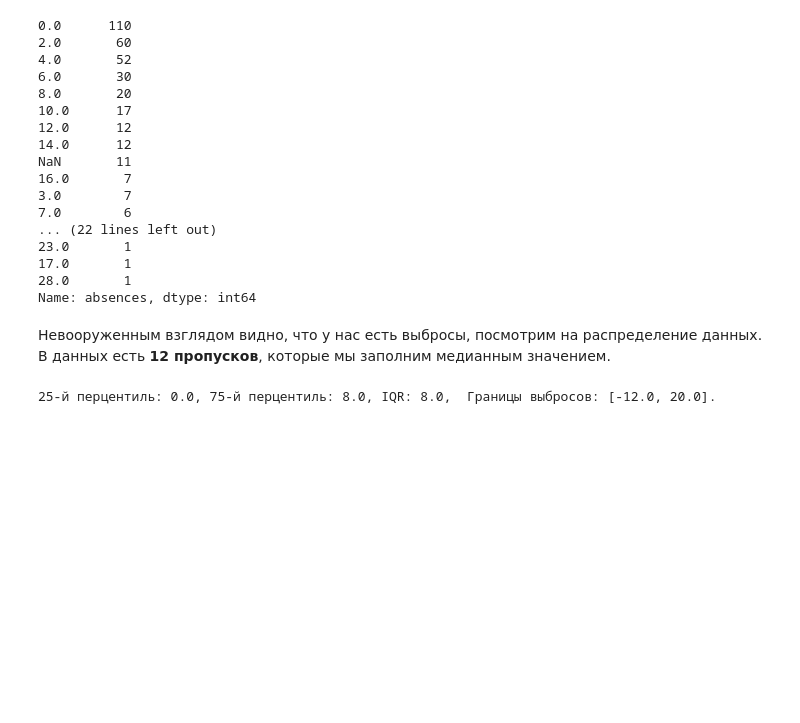
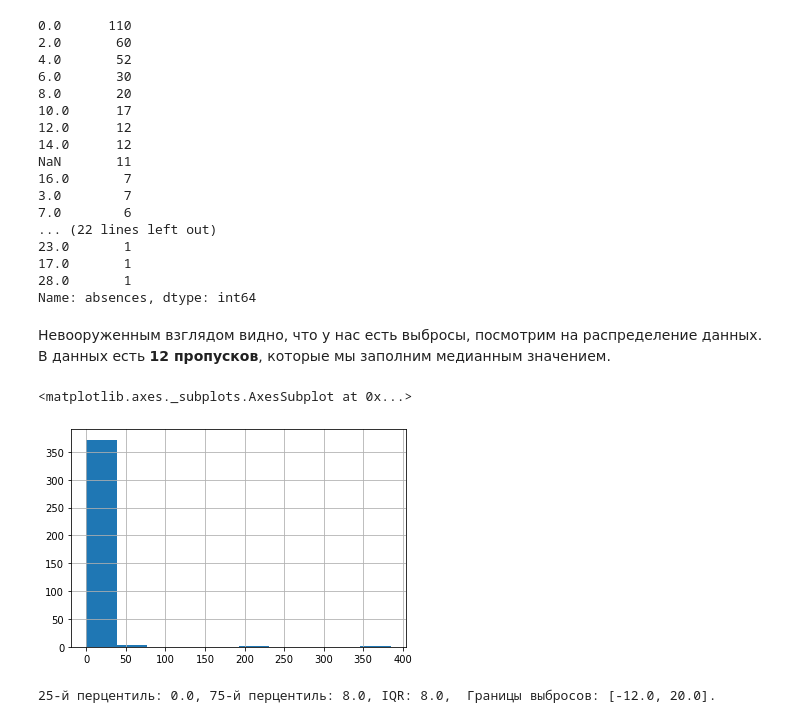
Before and after one commit to evkondrashechkina/skill-factory, a Jupyter notebook: rds_eda/Анализ датасета stud_math.ipynb, the cells around one changed output. Saved outputs shown, nothing was run; the diff lists cells and outputs as text; code cells hidden in the pictures; blank space fills up the shorter version.

```diff
--- a/rds_eda/Анализ датасета stud_math.ipynb
+++ b/rds_eda/Анализ датасета stud_math.ipynb
@@ -242,0 +265,3 @@ array([[<matplotlib.axes._subplots.AxesSubplot object at 0x...>,
+# %%
+for col in binary_columns:
+    get_stat_dif(col)
@@ -242,0 +284,5 @@ array([[<matplotlib.axes._subplots.AxesSubplot object at 0x...>,
+# %%
+columns_to_drop = ['school', 'sex', 'famsize', 'schoolsup',
+                   'famsup', 'paid', 'activities', 'Pstatus', 'nursery', 'internet']
+df = df.drop(columns=columns_to_drop, axis=1)
+df.head()
@@ -293,0 +357,4 @@ for col in nominative_columns:
+# %%
+columns_to_drop = ['Fjob','reason','guardian']
+df = df.drop(columns=columns_to_drop, axis=1)
+df.head()
@@ -373,6 +438,11 @@ NaN       11
 Name: absences, dtype: int64
 # %% [markdown]
 Невооруженным взглядом видно, что у нас есть выбросы, посмотрим на распределение данных. В данных есть **12 пропусков**, которые мы заполним медианным значением.
+# %%
+df.absences.hist()
+# %% [output]
+<matplotlib.axes._subplots.AxesSubplot at 0x...>
+[figure, added]
 # %%
 median = df.absences.median()
 df.absences = df.absences.apply(lambda x: x if x == x else median)
```
Also changed, not shown: parts of 96 cells of this notebook, 2 other files.
